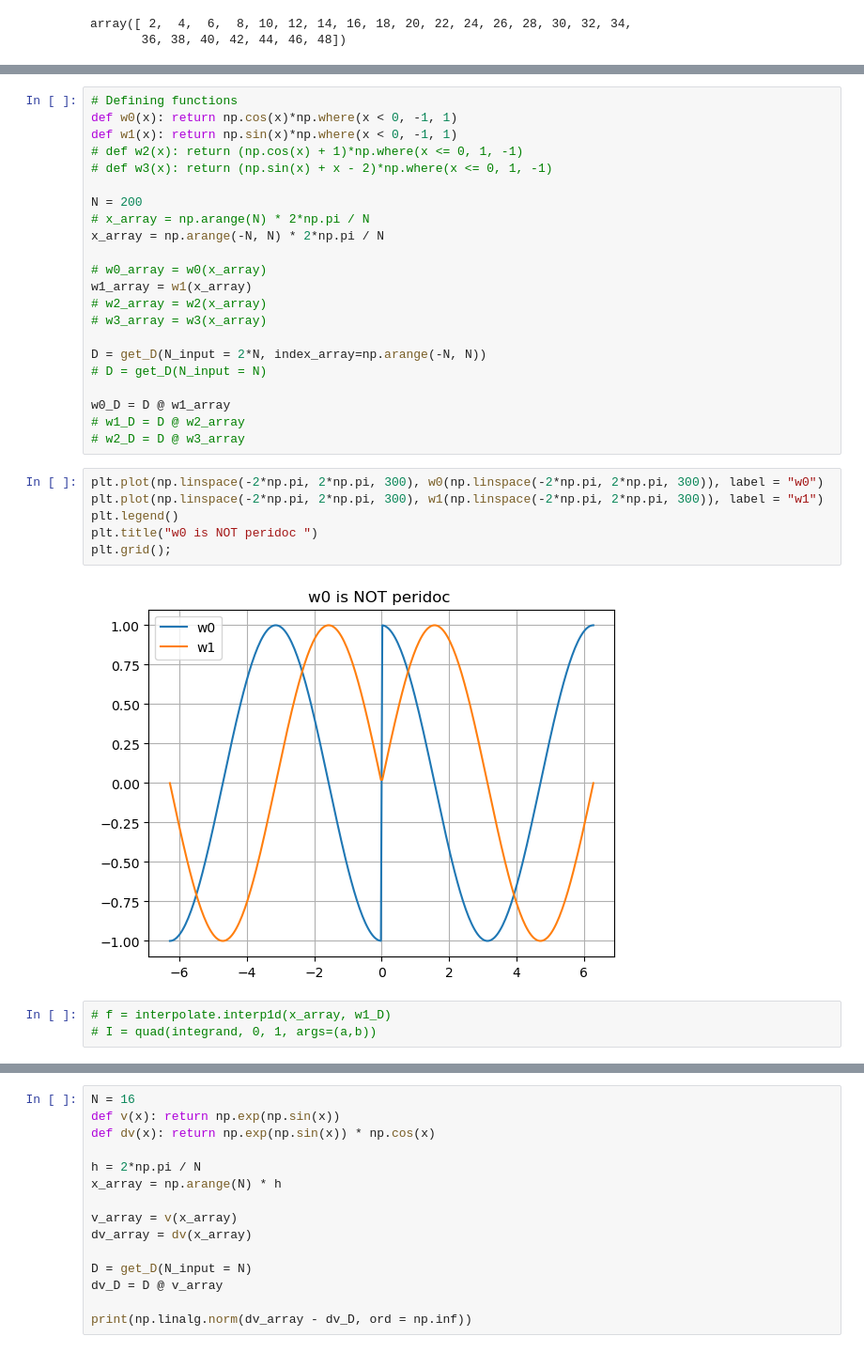
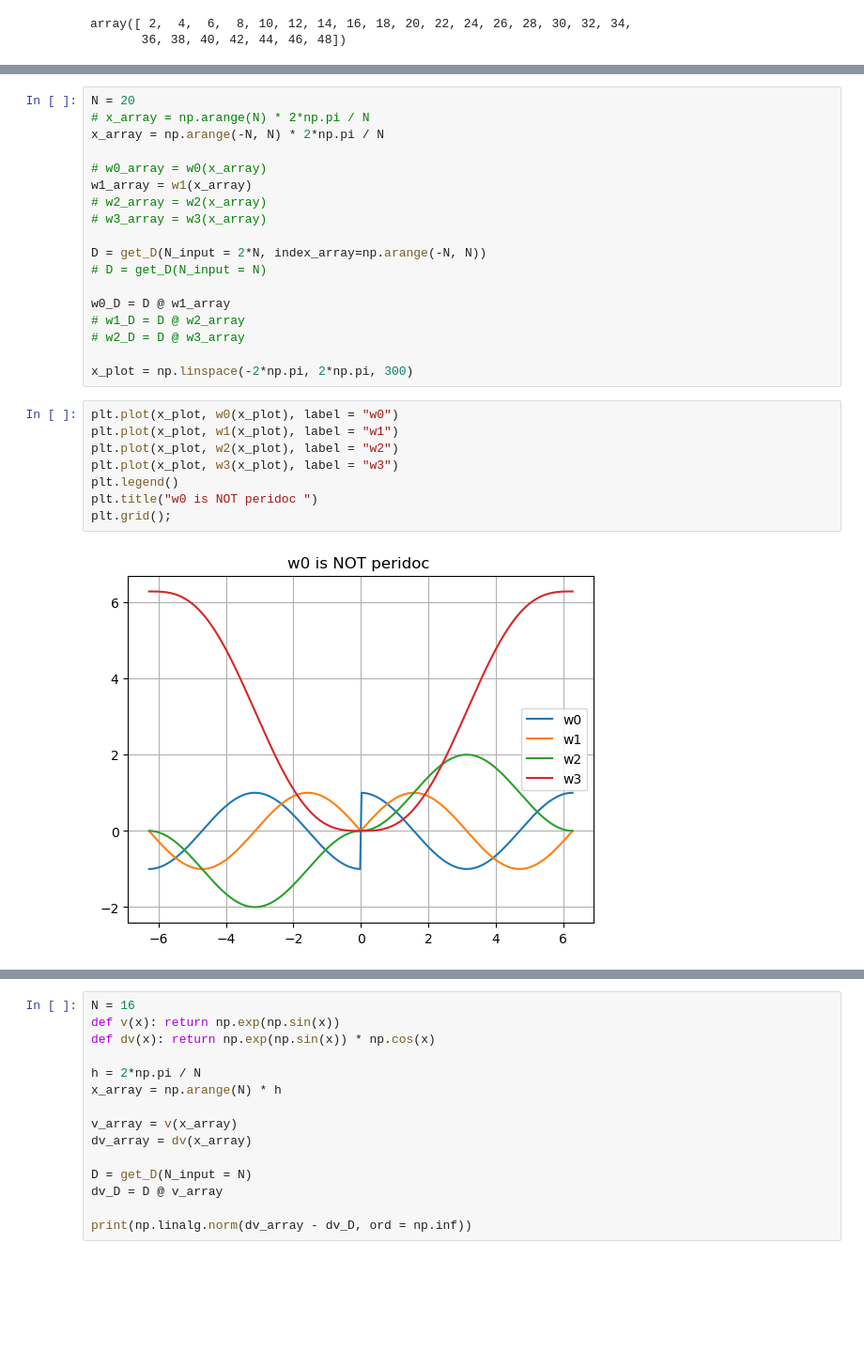
Before and after one commit to JeppeKlitgaard/02689-Advanced-Numerical-Methods, a Jupyter notebook: assignment_1/tb_exercise_1.ipynb, the cells around one changed output, grey strips where cells are left out. Shown: that part at 94% size. Saved outputs shown, nothing was run; the diff lists cells and outputs as text; blank space fills up the shorter version.

```diff
--- a/assignment_1/tb_exercise_1.ipynb
+++ b/assignment_1/tb_exercise_1.ipynb
@@ -204,11 +263,5 @@ array([ 2,  4,  6,  8, 10, 12, 14, 16, 18, 20, 22, 24, 26, 28, 30, 32, 34,
 # %%
-# Defining functions
-def w0(x): return np.cos(x)*np.where(x < 0, -1, 1)
-def w1(x): return np.sin(x)*np.where(x < 0, -1, 1)
-# def w2(x): return (np.cos(x) + 1)*np.where(x <= 0, 1, -1)
-# def w3(x): return (np.sin(x) + x - 2)*np.where(x <= 0, 1, -1)
-
-N = 200
+N = 20
 # x_array = np.arange(N) * 2*np.pi / N
 x_array = np.arange(-N, N) * 2*np.pi / N
 
@@ -223,17 +276,18 @@ D = get_D(N_input = 2*N, index_array=np.arange(-N, N))
 w0_D = D @ w1_array
 # w1_D = D @ w2_array
 # w2_D = D @ w3_array
+
+x_plot = np.linspace(-2*np.pi, 2*np.pi, 300)
-# %%
-plt.plot(np.linspace(-2*np.pi, 2*np.pi, 300), w0(np.linspace(-2*np.pi, 2*np.pi, 300)), label = "w0")
-plt.plot(np.linspace(-2*np.pi, 2*np.pi, 300), w1(np.linspace(-2*np.pi, 2*np.pi, 300)), label = "w1")
-plt.legend()
-plt.title("w0 is NOT peridoc ")
-plt.grid();
-# %% [output]
-[figure, removed]
-# %%
-# f = interpolate.interp1d(x_array, w1_D)
-# I = quad(integrand, 0, 1, args=(a,b))
+# %%
+plt.plot(x_plot, w0(x_plot), label = "w0")
+plt.plot(x_plot, w1(x_plot), label = "w1")
+plt.plot(x_plot, w2(x_plot), label = "w2")
+plt.plot(x_plot, w3(x_plot), label = "w3")
+plt.legend()
+plt.title("w0 is NOT peridoc ")
+plt.grid();
+# %% [output]
+[figure, added]
 # %%
 x_plot = np.linspace(-2*np.pi, 2*np.pi, 300)
 # plt.scatter(x_array, w1_array, label = "exact", color = "red")
```
Also changed, not shown: parts of 28 cells of this notebook, 1 other file.
